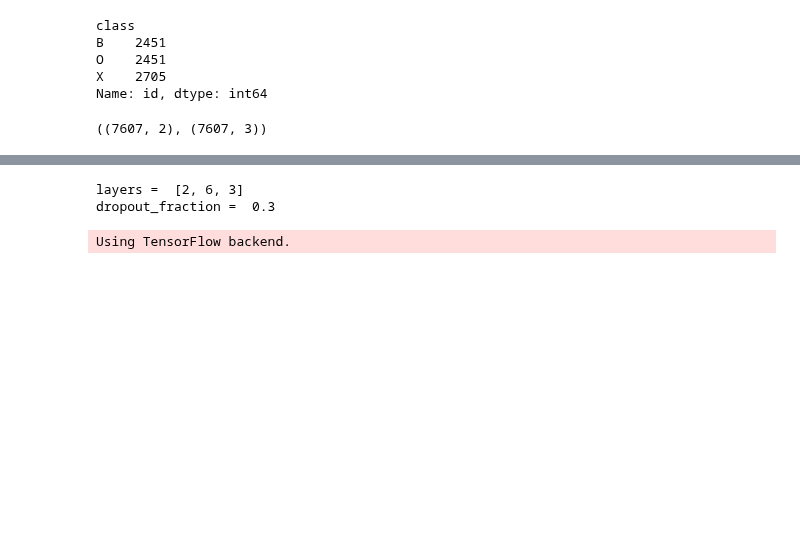
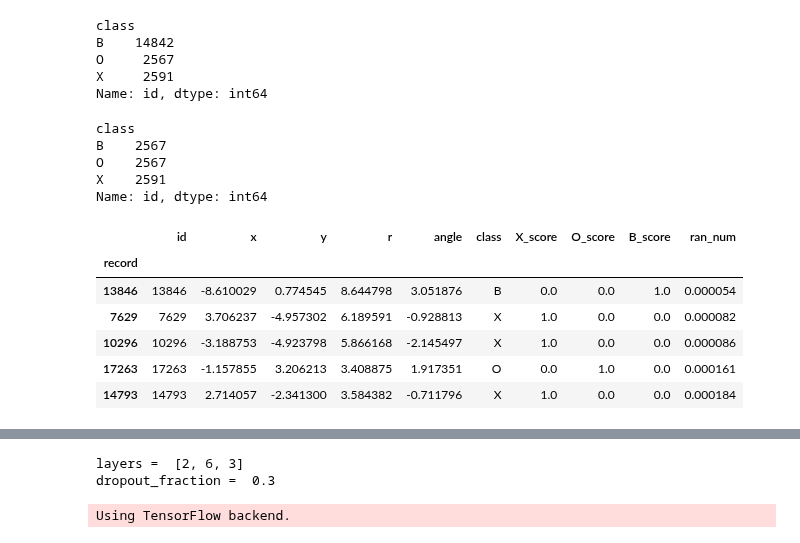
Before and after one commit to joehahn/exes-n-ohs, a Jupyter notebook: mlp_model.ipynb, the cells around one changed output, grey strips where cells are left out. Drawn from its saved outputs; the diff is of its cells as text; code cells hidden in the pictures; blank space fills up the shorter version.

```diff
--- a/mlp_model.ipynb
+++ b/mlp_model.ipynb
@@ -76,22 +74,33 @@ p = ax.set_ylim(xy_rng)
+# %%
+#note class imbalance in training data
+train.groupby('class')['id'].count()
+# %% [output]
+class
+B    14842
+O     2567
+X     2591
+Name: id, dtype: int64
 # %%
-#balance training data, randomize rows, and then select x-features and target variables ie class-scores
-x_cols = ['x', 'y']
-y_cols = ['O_score', 'X_score', 'B_score']
+#rebalance training data & randomize records
 df = train
 idx_O = (df['class'] == 'O')
 idx_X = (df['class'] == 'X')
 idx_B = (df['class'] == 'B')
 df = df[idx_O].append(df[idx_X]).append(df[idx_B].sample(n=idx_O.sum()))
 df['ran_num'] = np.random.uniform(size=len(df))
 train_balanced = df.sort_values('ran_num')
 print train_balanced.groupby('class')['id'].count()
-x = train_balanced[x_cols].values
-y = train_balanced[y_cols].values
-x.shape, y.shape
+train_balanced.head()
 # %% [output]
 class
-B    2451
-O    2451
-X    2705
+B    2567
+O    2567
+X    2591
 Name: id, dtype: int64
-((7607, 2), (7607, 3))
+|  | id | x | y | r | angle | class | X_score | O_score | B_score | ran_num |
+| record |  |  |  |  |  |  |  |  |  |  |
+| 13846 | 13846 | -8.610029 | 0.774545 | 8.644798 | 3.051876 | B | 0.0 | 0.0 | 1.0 | 0.000054 |
+| 7629 | 7629 | 3.706237 | -4.957302 | 6.189591 | -0.928813 | X | 1.0 | 0.0 | 0.0 | 0.000082 |
+| 10296 | 10296 | -3.188753 | -4.923798 | 5.866168 | -2.145497 | X | 1.0 | 0.0 | 0.0 | 0.000086 |
+| 17263 | 17263 | -1.157855 | 3.206213 | 3.408875 | 1.917351 | O | 0.0 | 1.0 | 0.0 | 0.000161 |
+| 14793 | 14793 | 2.714057 | -2.341300 | 3.584382 | -0.711796 | X | 1.0 | 0.0 | 0.0 | 0.000184 |
```
Also changed, not shown: parts of 6 cells of this notebook.
